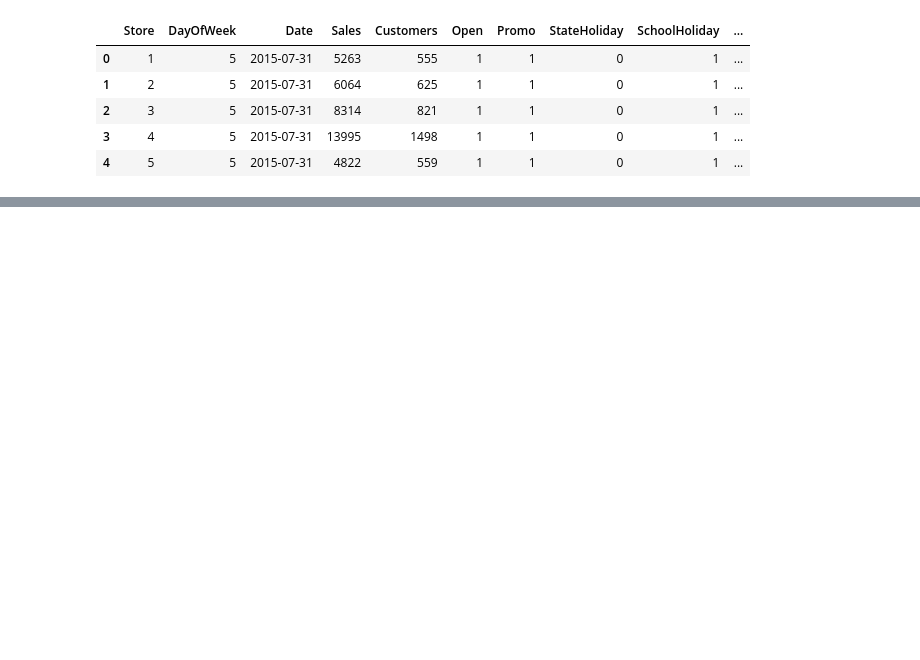
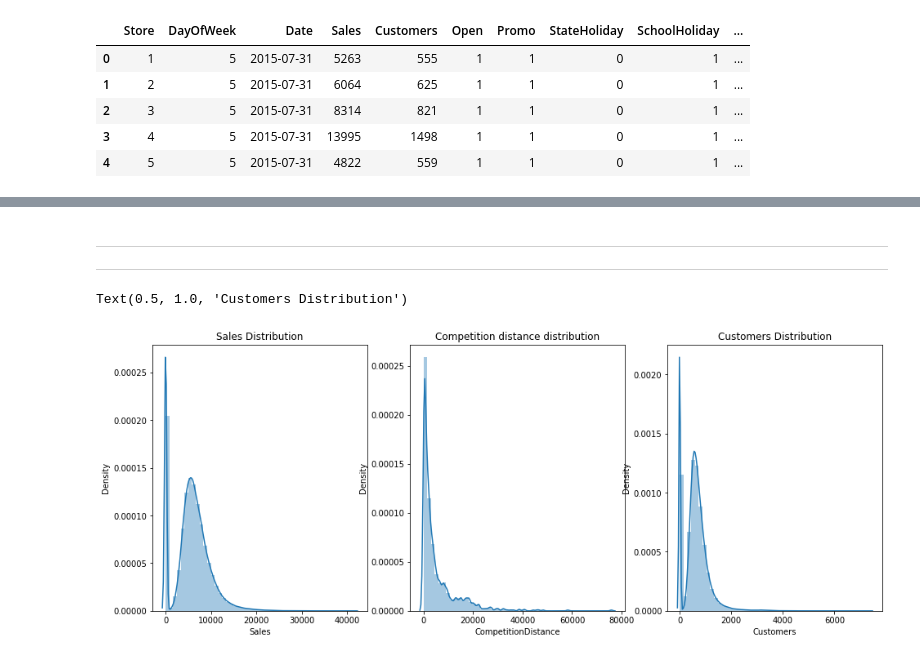
Before and after one commit to omkar123katare/Capstone_2_Retail_sales_prediction, a Jupyter notebook: retail_sales__predicton_capstone_2.ipynb, the cells around one changed output, grey strips where cells are left out. Drawn from its saved outputs; the diff is of its cells as text; code cells hidden in the pictures; blank space fills up the shorter version.

```diff
--- a/retail_sales__predicton_capstone_2.ipynb
+++ b/retail_sales__predicton_capstone_2.ipynb
@@ -499,3 +512,5 @@ new_df['PromoInterval'].fillna('Not_participating',inplace=True)
+# %%
+new_df['promo_two_active']=new_df.apply(lambda x:x["Transaction_month"] in str(x['PromoInterval']).split(','),axis=1)
 # %%
 new_df.head()
 # %% [output]
@@ -534,2 +532,0 @@ Name: PromoInterval, Length: 1017209, dtype: object
-# %%
-new_df['promo_two_avtive']=new_df.apply(func1(new_df['Transaction_month'],new_df['PromoInterval']))
@@ -537,0 +533,4 @@ AssertionError: ignored
+# %%
+dictt={'Jan,Apr,Jul,Oct':'Cycle1','Feb,May,Aug,Nov':'Cycle2','Mar,Jun,Sept,Dec':'Cycle3','Not_participating':'Not_participating'}
+new_df['PromoInterval']=new_df['PromoInterval'].map(dictt)
+new_df.head()
@@ -537,0 +544,2 @@ AssertionError: ignored
+# %%
+new_df['Transaction_year']=new_df['Date'].dt.year
@@ -537,0 +588,25 @@ AssertionError: ignored
+# %% [markdown]
+
+
+---
+
+
+
+---
+# %%
+plt.figure(figsize=(16,6))
+
+plt.subplot(1,3,1)
+sns.distplot(new_df['Sales'])
+plt.title('Sales Distribution')
+
+plt.subplot(1,3,2)
+sns.distplot(new_df['CompetitionDistance'])
+plt.title('Competition distance distribution')
+
+plt.subplot(1,3,3)
+sns.distplot(new_df['Customers'])
+plt.title('Customers Distribution')
+# %% [output]
+Text(0.5, 1.0, 'Customers Distribution')
+[figure, added]
```
Also changed, not shown: parts of 31 cells of this notebook.
